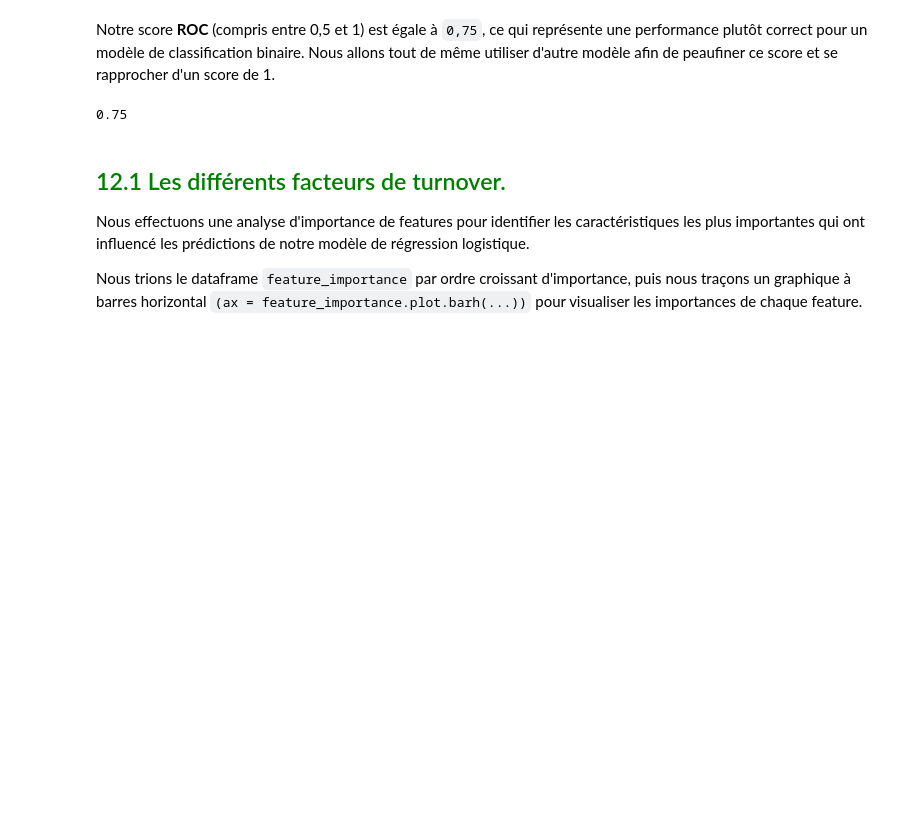
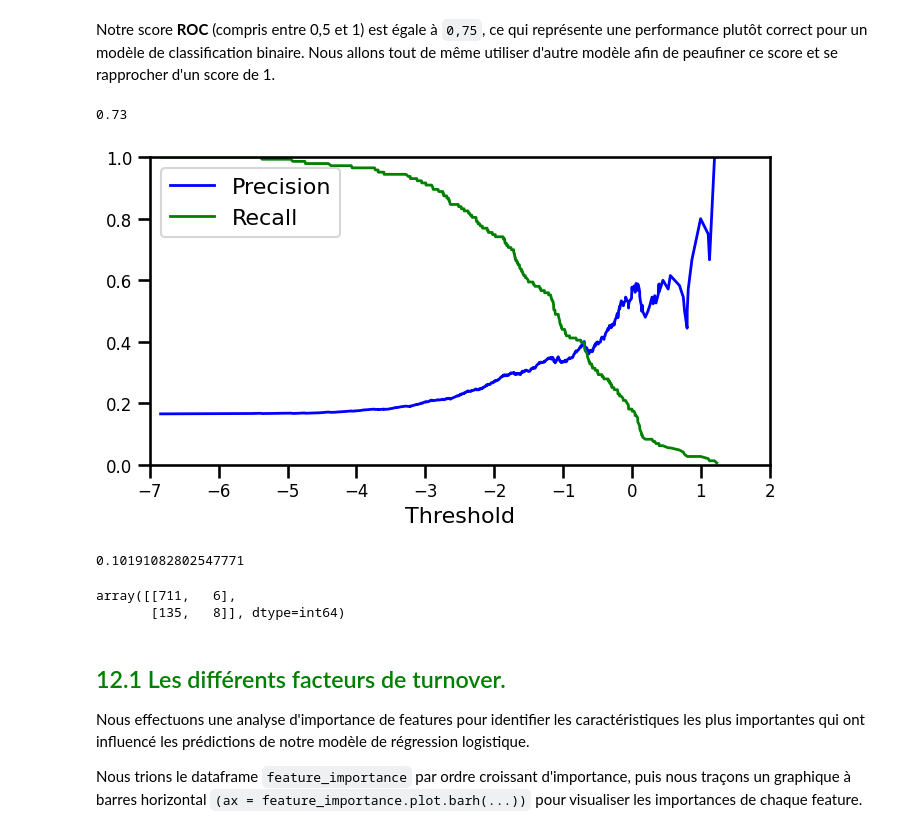
Before and after one commit to OscarPALISSOT/ML_Classifier_CESI_A4, a Jupyter notebook: notebook/Import_data.ipynb, the cells around one changed output. Saved outputs shown, nothing was run; the diff lists cells and outputs as text; code cells hidden in the pictures; blank space fills up the shorter version.

```diff
--- a/notebook/Import_data.ipynb
+++ b/notebook/Import_data.ipynb
@@ -706,9 +711,35 @@ plt.show()
 # %% [markdown]
 Notre score **ROC** (compris entre 0,5 et 1) est égale à `0,75`, ce qui représente une performance plutôt correct pour un modèle de classification binaire. Nous allons tout de même utiliser d'autre modèle afin de peaufiner ce score et se rapprocher d'un score de 1.
 # %%
-round(roc_auc_score(y_train, y_scores_reg),2)
+round(roc_auc_score(y_test, y_scores_reg),2)
 # %% [output]
-0.75
+0.73
+# %%
+precisions_reg, recalls_reg, thresholds_reg = precision_recall_curve(y_test, y_scores_reg)
+# %%
+def plot_precision_recall_vs_threshold(precisions, recalls, thresholds):
+    plt.plot(thresholds, precisions[:-1], "b-", label="Precision", linewidth=2)
+    plt.plot(thresholds, recalls[:-1], "g-", label="Recall", linewidth=2)
+    plt.xlabel("Threshold", fontsize=16)
+    plt.legend(loc="upper left", fontsize=16)
+    plt.ylim([0, 1])
+
+plt.figure(figsize=(8, 4))
+plot_precision_recall_vs_threshold(precisions_reg, recalls_reg, thresholds_reg)
+plt.xlim([-7, 2])
+plt.show()
+# %% [output]
+[figure, added]
+# %%
+f1_score(y_test, np.where(y_scores_reg  > 0.5, 1, 0))
+# %% [output]
+0.10191082802547771
+# %%
+conf_matrix = confusion_matrix(y_test, np.where(y_scores_reg  > 0.5, 1, 0))
+conf_matrix
+# %% [output]
+array([[711,   6],
+       [135,   8]], dtype=int64)
 # %% [markdown]
 ## <font color='green'>12.1 Les différents facteurs de turnover.</font>
 Nous effectuons une analyse d'importance de features pour identifier les caractéristiques les plus importantes qui ont influencé les prédictions de notre modèle de régression logistique.
```
Also changed, not shown: parts of 33 cells of this notebook.
